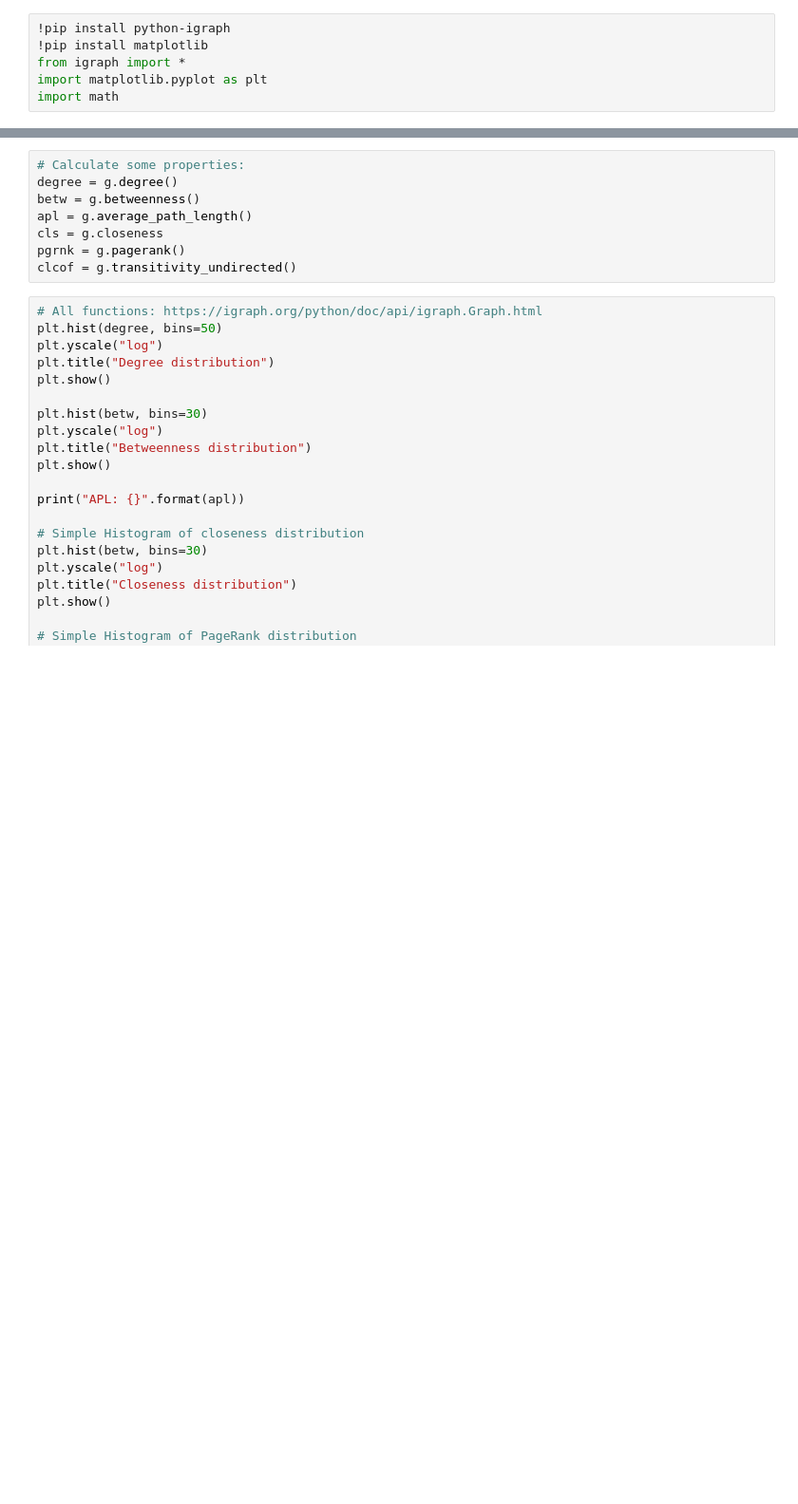
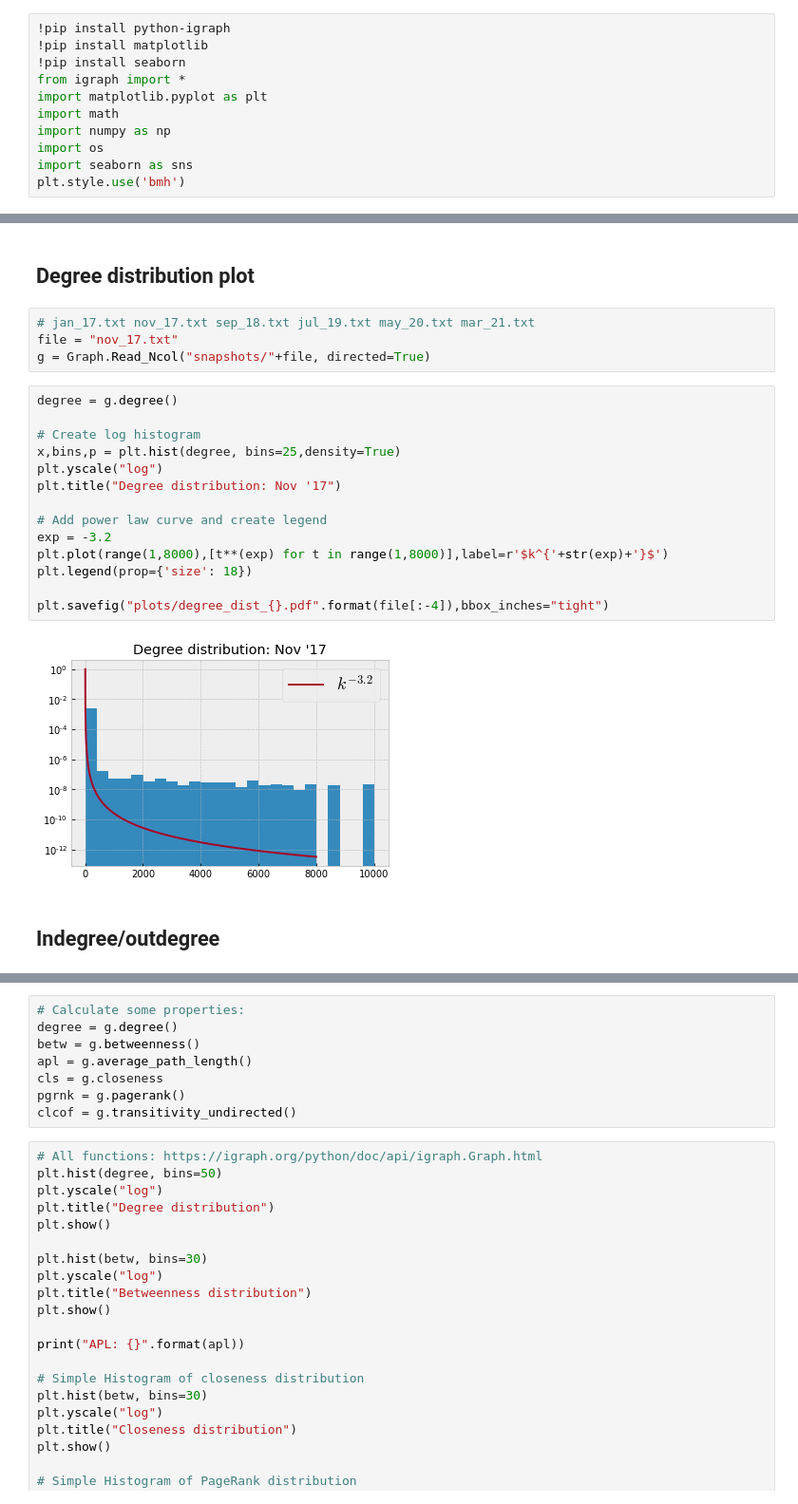
Before and after one commit to QuintenBruynseraede/ALSSN, a Jupyter notebook: code/load_graph.ipynb, the cells around one changed output, grey strips where cells are left out. Shown: that part at 95% size. Cells and saved outputs as stored; diff of their text form; blank space fills up the shorter version.

Commit message:
Transaction volume distribution code

```diff
--- a/code/load_graph.ipynb
+++ b/code/load_graph.ipynb
@@ -1,9 +1,14 @@
 # %%
 !pip install python-igraph
 !pip install matplotlib
+!pip install seaborn
 from igraph import *
 import matplotlib.pyplot as plt
 import math
+import numpy as np
+import os
+import seaborn as sns
+plt.style.use('bmh')
 # %% [output]
 Requirement already satisfied: python-igraph in /home/quinten/.anaconda3/lib/python3.7/site-packages (0.9.1)
 Requirement already satisfied: texttable>=1.6.2 in /home/quinten/.anaconda3/lib/python3.7/site-packages (from python-igraph) (1.6.3)
@@ -31,0 +61,24 @@ Read graph: 51176 nodes, 63393 edges
+# %% [markdown]
+## Degree distribution plot
+# %%
+# jan_17.txt nov_17.txt sep_18.txt jul_19.txt may_20.txt mar_21.txt
+file = "nov_17.txt"
+g = Graph.Read_Ncol("snapshots/"+file, directed=True)
+# %%
+degree = g.degree()
+
+# Create log histogram
+x,bins,p = plt.hist(degree, bins=25,density=True)
+plt.yscale("log")
+plt.title("Degree distribution: Nov '17")
+
+# Add power law curve and create legend
+exp = -3.2
+plt.plot(range(1,8000),[t**(exp) for t in range(1,8000)],label=r'$k^{'+str(exp)+'}$')
+plt.legend(prop={'size': 18})
+
+plt.savefig("plots/degree_dist_{}.pdf".format(file[:-4]),bbox_inches="tight")
+# %% [output]
+[figure, added]
+# %% [markdown]
+## Indegree/outdegree
```
Also changed, not shown: parts of 9 cells of this notebook.
